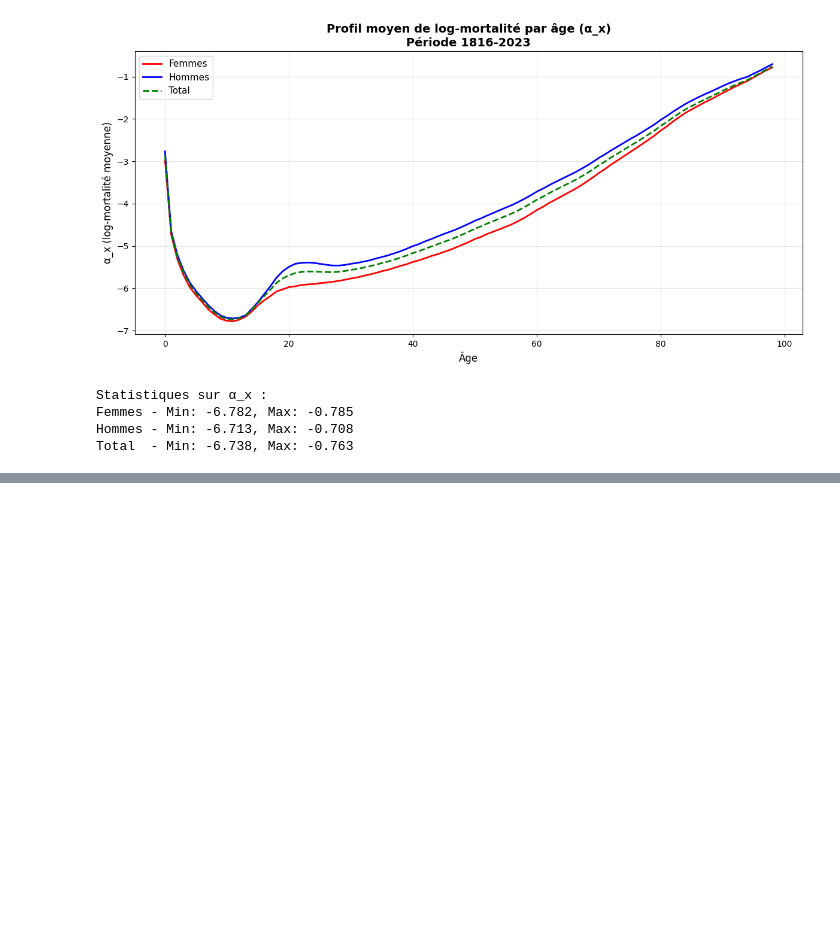
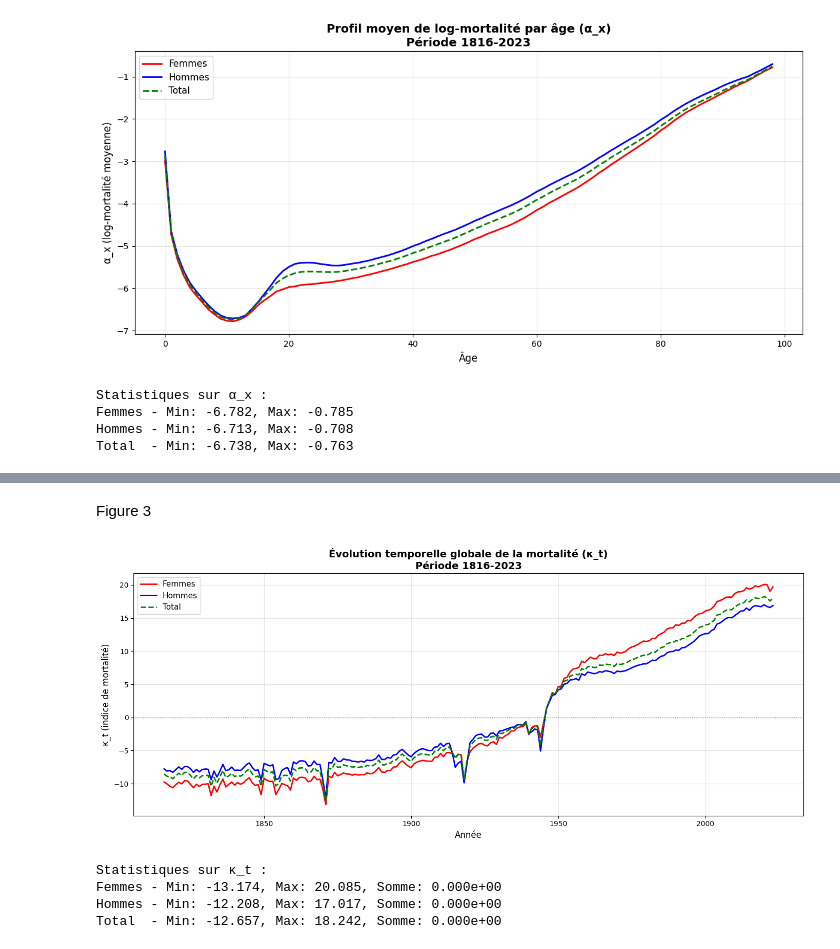
Before and after one commit to Salah10-source/Python-Project-Mortality, a Jupyter notebook: notbokes/notebooks/demo.ipynb, the cells around one changed output, grey strips where cells are left out. Drawn from its saved outputs; the diff is of its cells as text; code cells hidden in the pictures; blank space fills up the shorter version.

```diff
--- a/notbokes/notebooks/demo.ipynb
+++ b/notbokes/notebooks/demo.ipynb
@@ -1937,0 +1971,34 @@ Total  - Min: -6.738, Max: -0.763
+# %% [markdown]
+Figure 3
+# %%
+import matplotlib.pyplot as plt
+
+# Figure 3 : Évolution temporelle globale de la mortalité (κ_t)
+
+plt.figure(figsize=(14, 6))
+
+# Tracer κ_t pour les 3 populations
+plt.plot(M_F.columns, kappa_F, label='Femmes', linewidth=2, color='red')
+plt.plot(M_M.columns, kappa_M, label='Hommes', linewidth=2, color='blue')
+plt.plot(M_Tot.columns, kappa_Tot, label='Total', linewidth=2, color='green', linestyle='--')
+
+plt.xlabel('Année', fontsize=12)
+plt.ylabel('κ_t (indice de mortalité)', fontsize=12)
+plt.title('Évolution temporelle globale de la mortalité (κ_t)\nPériode 1816-2023', fontsize=14, fontweight='bold')
+plt.legend(fontsize=11)
+plt.grid(True, alpha=0.3)
+plt.axhline(y=0, color='black', linestyle=':', linewidth=1, alpha=0.5)
+plt.tight_layout()
+plt.show()
+
+# Quelques statistiques
+print("Statistiques sur κ_t :")
+print(f"Femmes - Min: {kappa_F.min():.3f}, Max: {kappa_F.max():.3f}, Somme: {kappa_F.sum():.3e}")
+print(f"Hommes - Min: {kappa_M.min():.3f}, Max: {kappa_M.max():.3f}, Somme: {kappa_M.sum():.3e}")
+print(f"Total  - Min: {kappa_Tot.min():.3f}, Max: {kappa_Tot.max():.3f}, Somme: {kappa_Tot.sum():.3e}")
+# %% [output]
+[figure, added]
+Statistiques sur κ_t :
+Femmes - Min: -13.174, Max: 20.085, Somme: 0.000e+00
+Hommes - Min: -12.208, Max: 17.017, Somme: 0.000e+00
+Total  - Min: -12.657, Max: 18.242, Somme: 0.000e+00
```
Also changed, not shown: parts of 2 cells of this notebook.
